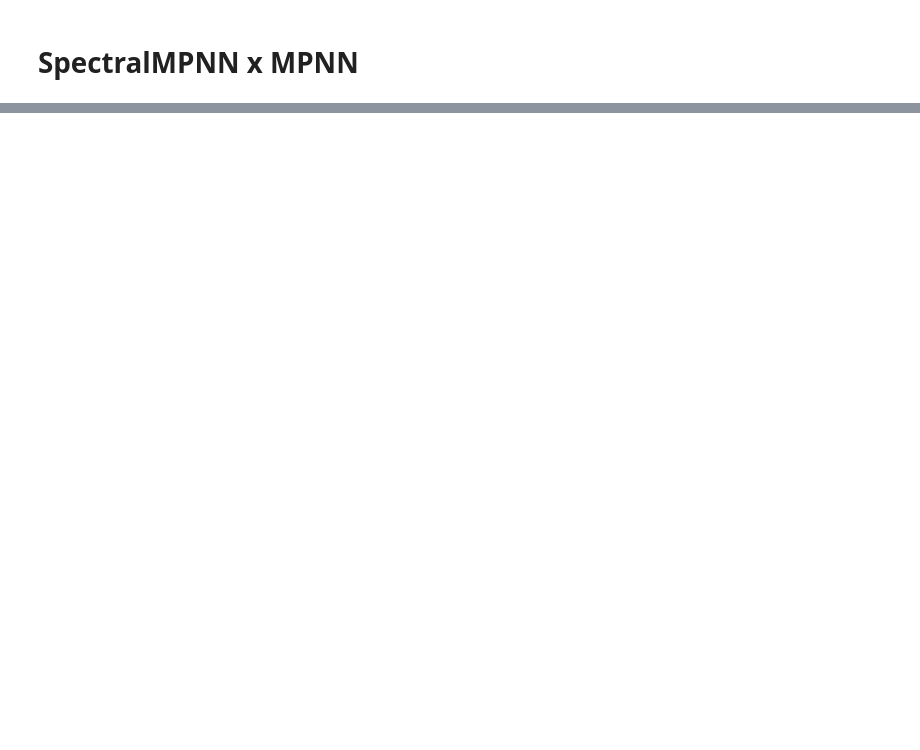
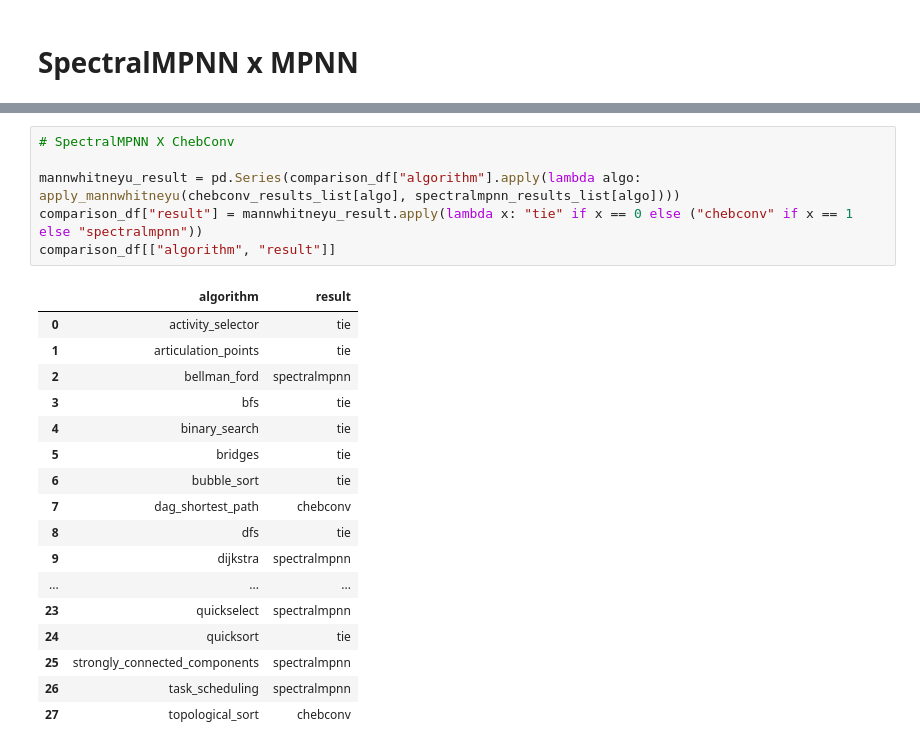
Before and after one commit to ronaldalbrt/algo_reasoning, a Jupyter notebook: notebooks/verify_spectral_architectures.ipynb, the cells around one changed output, grey strips where cells are left out. Drawn from its saved outputs; the diff is of its cells as text; blank space fills up the shorter version.

```diff
--- a/notebooks/verify_spectral_architectures.ipynb
+++ b/notebooks/verify_spectral_architectures.ipynb
@@ -352 +252,25 @@ Name: algorithm, dtype: int64
+# %%
+# SpectralMPNN X ChebConv
+
+mannwhitneyu_result = pd.Series(comparison_df["algorithm"].apply(lambda algo: apply_mannwhitneyu(chebconv_results_list[algo], spectralmpnn_results_list[algo])))
+comparison_df["result"] = mannwhitneyu_result.apply(lambda x: "tie" if x == 0 else ("chebconv" if x == 1 else "spectralmpnn"))
+comparison_df[["algorithm", "result"]]
+# %% [output]
+|  | algorithm | result |
+| 0 | activity_selector | tie |
+| 1 | articulation_points | tie |
+| 2 | bellman_ford | spectralmpnn |
+| 3 | bfs | tie |
+| 4 | binary_search | tie |
+| 5 | bridges | tie |
+| 6 | bubble_sort | tie |
+| 7 | dag_shortest_path | chebconv |
+| 8 | dfs | tie |
+| 9 | dijkstra | spectralmpnn |
+| ... | ... | ... |
+| 23 | quickselect | spectralmpnn |
+| 24 | quicksort | tie |
+| 25 | strongly_connected_components | spectralmpnn |
+| 26 | task_scheduling | spectralmpnn |
+| 27 | topological_sort | chebconv |
 # %%
```
Also changed, not shown: parts of 21 cells of this notebook.
